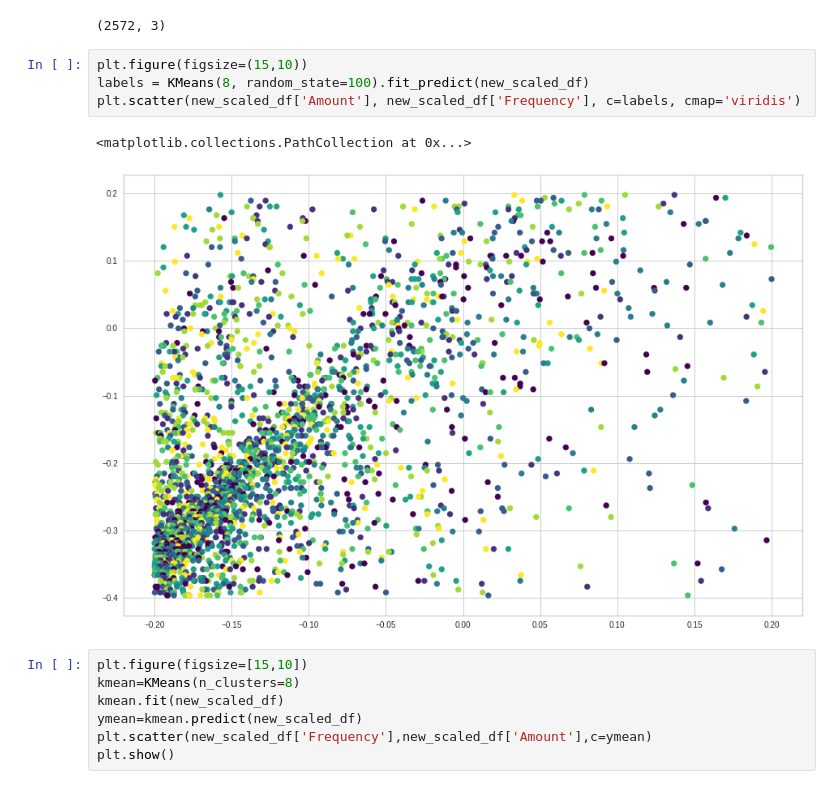
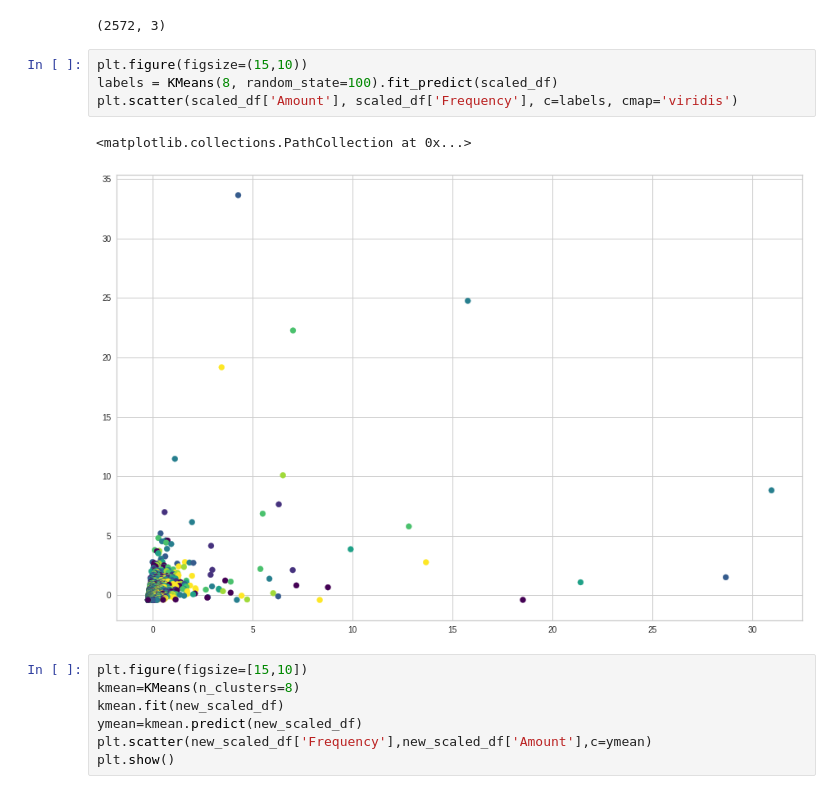
Before and after one commit to Ashu10051998/project-on-Customer-Segementation-in-Unsupervised-ML-, a Jupyter notebook: Copy_of_Online_Retail_Customer_Segmentation_Capstone_Project.ipynb, the cells around one changed output. Drawn from its saved outputs; the diff is of its cells as text.

```diff
--- a/Copy_of_Online_Retail_Customer_Segmentation_Capstone_Project.ipynb
+++ b/Copy_of_Online_Retail_Customer_Segmentation_Capstone_Project.ipynb
@@ -389,11 +389,11 @@ new_scaled_df.shape
 (2572, 3)
 # %%
 plt.figure(figsize=(15,10))
-labels = KMeans(8, random_state=100).fit_predict(new_scaled_df)
-plt.scatter(new_scaled_df['Amount'], new_scaled_df['Frequency'], c=labels, cmap='viridis')
+labels = KMeans(8, random_state=100).fit_predict(scaled_df)
+plt.scatter(scaled_df['Amount'], scaled_df['Frequency'], c=labels, cmap='viridis')
 # %% [output]
 <matplotlib.collections.PathCollection at 0x...>
-[figure, old version]
+[figure, new version]
 # %%
 plt.figure(figsize=[15,10])
 kmean=KMeans(n_clusters=8)
```
